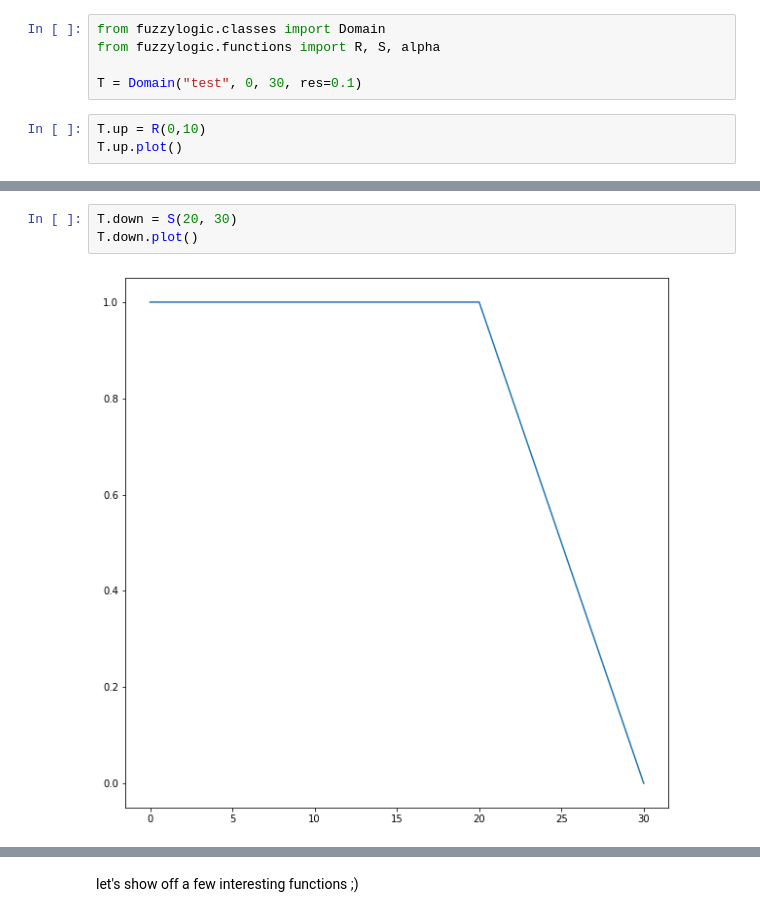
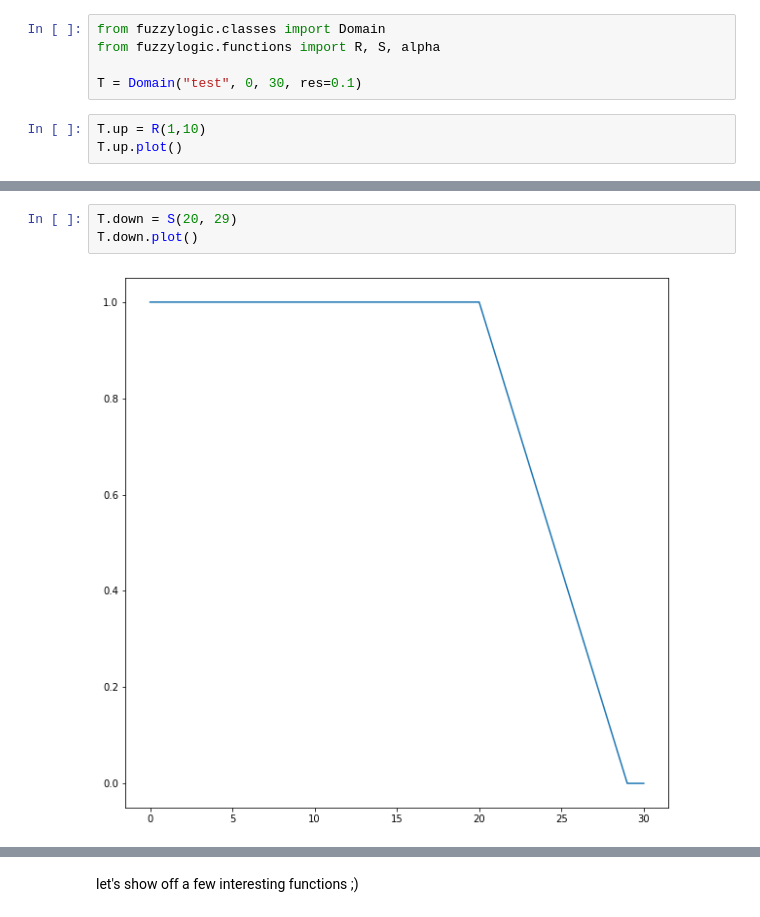
Before and after one commit to Python-Fuzzylogic/fuzzylogic, a Jupyter notebook: docs/Showcase.ipynb, the cells around one changed output, grey strips where cells are left out. Saved outputs shown, nothing was run; the diff lists cells and outputs as text.

```diff
--- a/docs/Showcase.ipynb
+++ b/docs/Showcase.ipynb
@@ -22,6 +22,6 @@ from fuzzylogic.functions import R, S, alpha
 
 T = Domain("test", 0, 30, res=0.1)
 # %%
-T.up = R(0,10)
+T.up = R(1,10)
 T.up.plot()
 # %% [output]
@@ -29,8 +29,8 @@ T.up.plot()
 # %%
-T.down = S(20, 30)
+T.down = S(20, 29)
 T.down.plot()
 # %% [output]
-[figure, old version]
+[figure, new version]
 # %%
 T.polygon = T.up & T.down
 T.polygon.plot()
```
Also changed, not shown: parts of 3 cells of this notebook.
